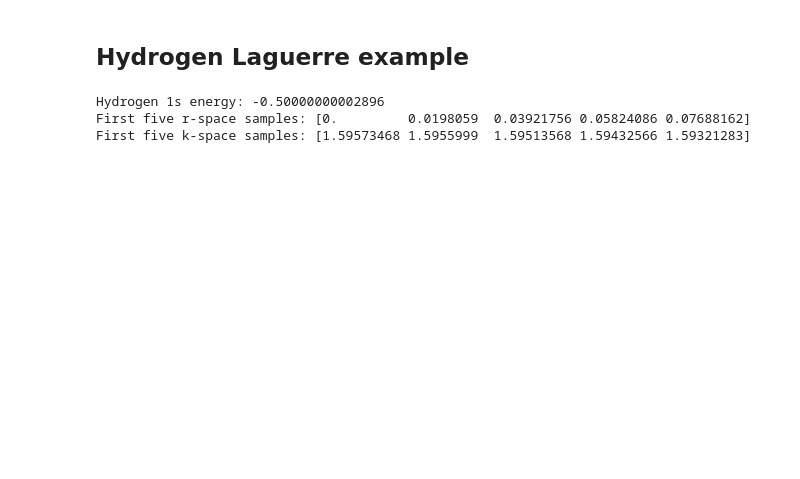
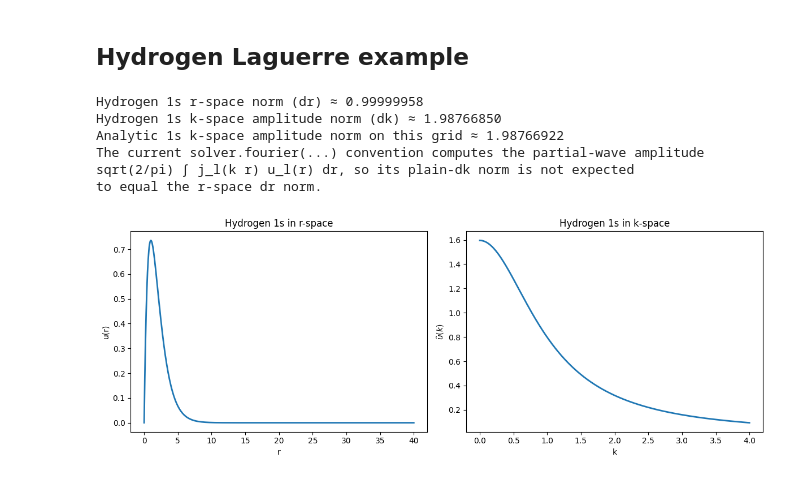
Before and after one commit to beykyle/lax, a Jupyter notebook: examples/fourier_demo.ipynb, the cells around one changed output. Saved outputs shown, nothing was run; the diff lists cells and outputs as text; code cells hidden in the pictures; blank space fills up the shorter version.

```diff
--- a/examples/fourier_demo.ipynb
+++ b/examples/fourier_demo.ipynb
@@ -141,28 +206,52 @@ double bump
 # %%
 def hydrogen_solver(l: int) -> lm.boundary._types.Solver:
     return lm.compile(
         mesh=lm.MeshSpec("laguerre", "x", n=30, scale=2.0),
         channels=(lm.ChannelSpec(l=l, threshold=0.0, mass_factor=0.5),),
         operators=("T", "1/r"),
         solvers=("spectrum", "wavefunction"),
-        grid=jnp.linspace(0.0, 40.0, 4000),
-        momenta=jnp.linspace(0.0, 6.0, 600),
+        grid=LAGUERRE_PLOT_GRID,
+        momenta=LAGUERRE_MOMENTA,
     )
 
 
 def hydrogen_potential(solver: lm.boundary._types.Solver) -> jnp.ndarray:
     return jnp.asarray((-1.0 / solver.mesh.radii)[None, None, :])
 
 
 solver = hydrogen_solver(0)
 spectrum = solver.spectrum(hydrogen_potential(solver))
 coeffs_1s = spectrum.eigenvectors[:, 0]
 u_r = np.asarray(solver.to_grid_vector(coeffs_1s))
 u_k = np.asarray(solver.fourier(coeffs_1s))
-print("Hydrogen 1s energy:", float(np.asarray(spectrum.eigenvalues)[0]) * solver.channels[0].mass_factor)
-print("First five r-space samples:", u_r[:5])
-print("First five k-space samples:", u_k[:5])
+grid_r = np.asarray(solver.transforms.grid_r)
+momenta = np.asarray(solver.transforms.momenta)
+analytic_u_k = np.sqrt(2.0 / np.pi) * 2.0 / (1.0 + momenta**2)
+norm_r = np.trapezoid(np.abs(u_r) ** 2, grid_r)
+norm_k = np.trapezoid(np.abs(u_k) ** 2, momenta)
+analytic_norm_k = np.trapezoid(np.abs(analytic_u_k) ** 2, momenta)
+print(f"Hydrogen 1s r-space norm (dr) ≈ {norm_r:.8f}")
+print(f"Hydrogen 1s k-space amplitude norm (dk) ≈ {norm_k:.8f}")
+print(f"Analytic 1s k-space amplitude norm on this grid ≈ {analytic_norm_k:.8f}")
+print("The current solver.fourier(...) convention computes the partial-wave amplitude")
+print("sqrt(2/pi) ∫ j_l(k r) u_l(r) dr, so its plain-dk norm is not expected")
+print("to equal the r-space dr norm.")
+
+fig, axes = plt.subplots(1, 2, figsize=(12, 4.5))
+axes[0].plot(grid_r, u_r, linewidth=2.0)
+axes[0].set_title("Hydrogen 1s in r-space")
+axes[0].set_xlabel("r")
+axes[0].set_ylabel("u(r)")
+axes[1].plot(momenta, u_k, linewidth=2.0)
+axes[1].set_title("Hydrogen 1s in k-space")
+axes[1].set_xlabel("k")
+axes[1].set_ylabel(r"$\tilde u(k)$")
+fig.tight_layout()
 # %% [output]
-Hydrogen 1s energy: -0.50000000002896
-First five r-space samples: [0.         0.0198059  0.03921756 0.05824086 0.07688162]
-First five k-space samples: [1.59573468 1.5955999  1.59513568 1.59432566 1.59321283]
+Hydrogen 1s r-space norm (dr) ≈ 0.99999958
+Hydrogen 1s k-space amplitude norm (dk) ≈ 1.98766850
+Analytic 1s k-space amplitude norm on this grid ≈ 1.98766922
+The current solver.fourier(...) convention computes the partial-wave amplitude
+sqrt(2/pi) ∫ j_l(k r) u_l(r) dr, so its plain-dk norm is not expected
+to equal the r-space dr norm.
+[figure, added]
```
Also changed, not shown: parts of 6 cells of this notebook, 18 other files.
